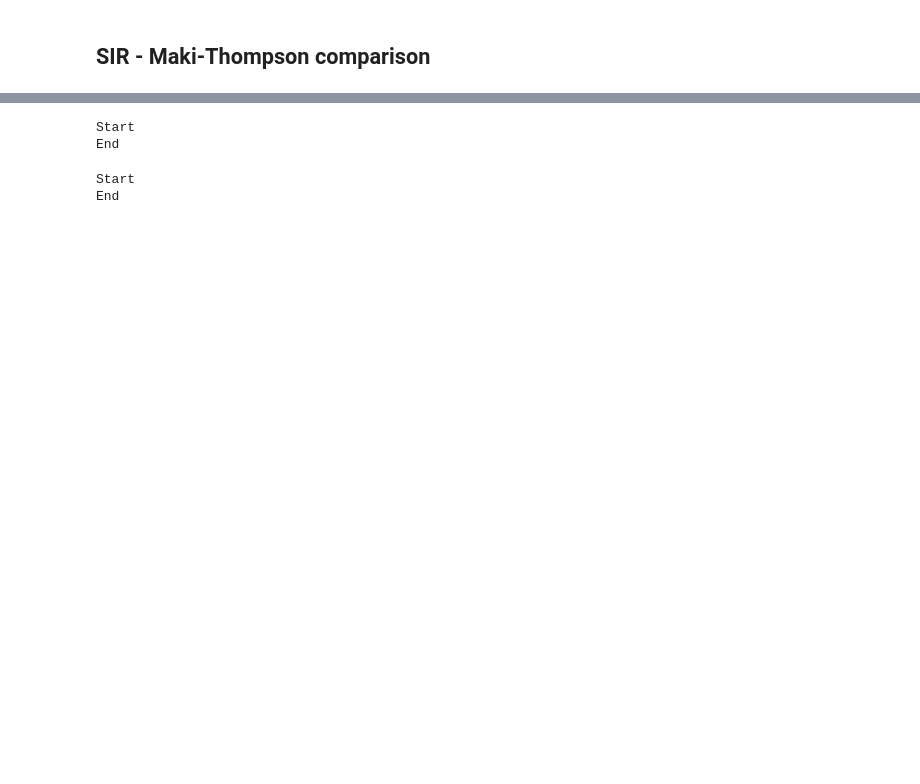
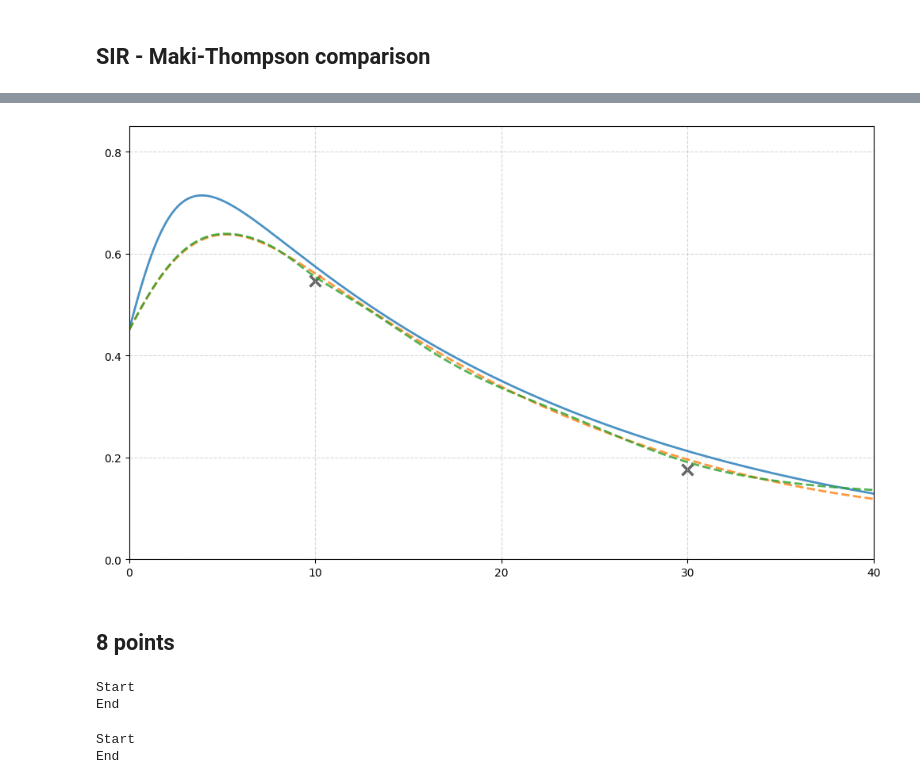
Before and after one commit to DiegoH81/PINNs, a Jupyter notebook: MODEL_graphics.ipynb, the cells around one changed output, grey strips where cells are left out. Saved outputs shown, nothing was run; the diff lists cells and outputs as text; code cells hidden in the pictures; blank space fills up the shorter version.

```diff
--- a/MODEL_graphics.ipynb
+++ b/MODEL_graphics.ipynb
@@ -219,0 +303,23 @@ tPlot = t_real.detach().numpy()
+# %%
+plt.figure(figsize = (10, 6))
+
+# MT
+plt.scatter(tPlot[idHPointsMT_Unbalanced_two], solNoisyMT[idHPointsMT_Balanced_two, 1], label = 'Noisy data', color = black, marker = 'x', s = 100, linewidths = 2.5,  alpha = 0.6)
+plt.plot(tPlot, solMT[:, 1], color = "tab:blue", linestyle = '-', linewidth = 2.0, alpha = 0.8, label = 'Y real')
+plt.plot(tPlot, modelMT_Balanced_Plot_two[:, 1], color = "tab:orange", linestyle = '--', linewidth = 2.0, alpha = 0.8, label = 'Approx. balanced')
+plt.plot(tPlot, modelMT_Unbalanced_Plot_two[:, 1], color = "tab:green", linestyle = '--', linewidth = 2.0, alpha = 0.8, label = 'Approx. unbalanced')
+
+plt.grid(True, which = 'both', linestyle='--', alpha = 0.5)
+#plt.legend(loc='upper right', bbox_to_anchor=(1, 1))
+plt.tight_layout()
+#plt.title("Maki-Thompson model", fontsize = 15)
+plt.margins(0.0)
+plt.ylim(0.0, 0.85)
+ax = plt.gca()
+ax.xaxis.set_major_locator(MultipleLocator(10))
+ax.yaxis.set_major_locator(MultipleLocator(0.2))
+plt.show()
+# %% [output]
+[figure, added]
+# %% [markdown]
+## 8 points
```
Also changed, not shown: parts of 34 cells of this notebook, 4 other files.
